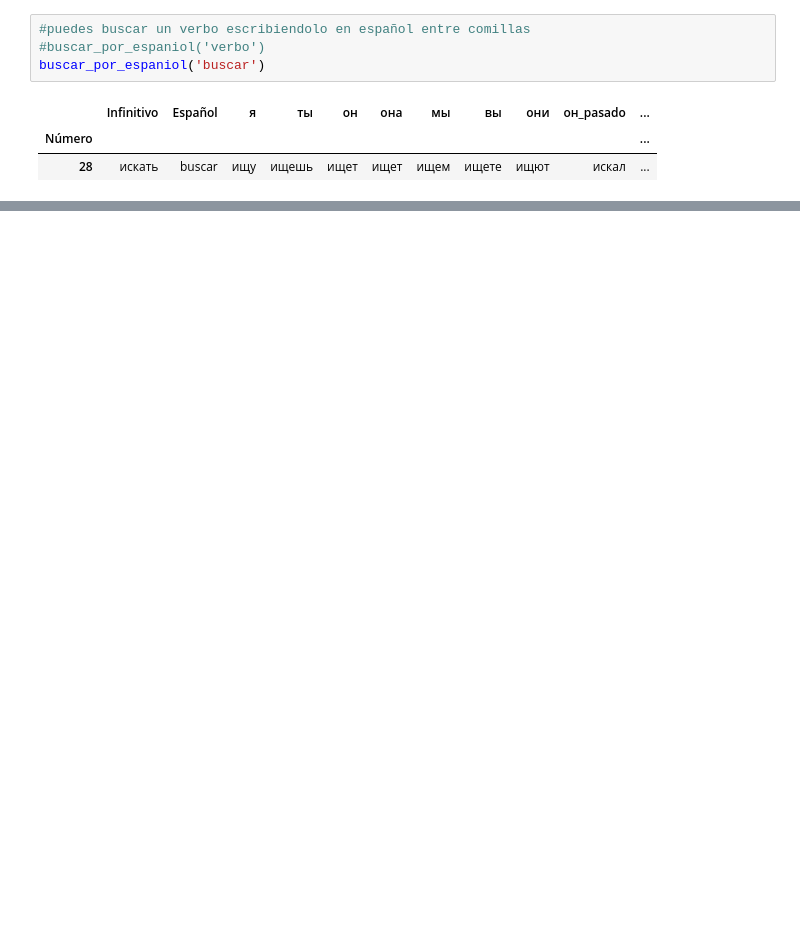
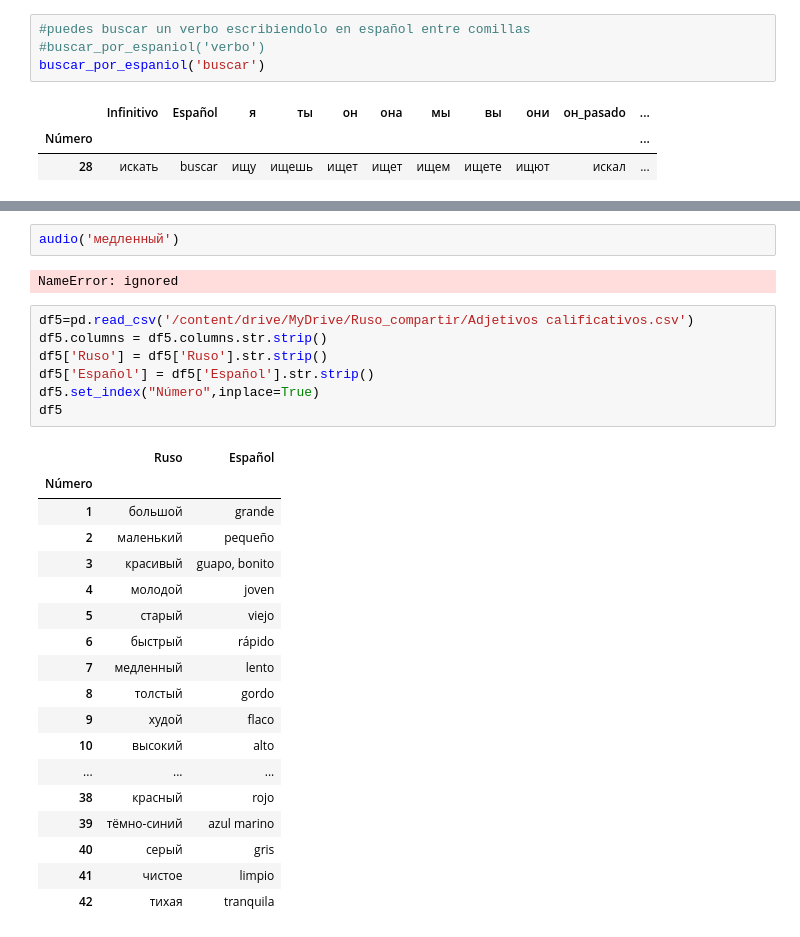
Before and after one commit to Sandiihers/Mis_collabs, a Jupyter notebook: Ruso_compartir.ipynb, the cells around one changed output, grey strips where cells are left out. Saved outputs shown, nothing was run; the diff lists cells and outputs as text; blank space fills up the shorter version.

```diff
--- a/Ruso_compartir.ipynb
+++ b/Ruso_compartir.ipynb
@@ -166,0 +375,30 @@ buscar_por_ruso('целоваться')
+# %%
+audio('медленный')
+# %% [output]
+NameError: ignored
+# %%
+df5=pd.read_csv('/content/drive/MyDrive/Ruso_compartir/Adjetivos calificativos.csv')
+df5.columns = df5.columns.str.strip()
+df5['Ruso'] = df5['Ruso'].str.strip()
+df5['Español'] = df5['Español'].str.strip()
+df5.set_index("Número",inplace=True)
+df5
+# %% [output]
+|  | Ruso | Español |
+| Número |  |  |
+| 1 | большой | grande |
+| 2 | маленький | pequeño |
+| 3 | красивый | guapo, bonito |
+| 4 | молодой | joven |
+| 5 | старый | viejo |
+| 6 | быстрый | rápido |
+| 7 | медленный | lento |
+| 8 | толстый | gordo |
+| 9 | худой | flaco |
+| 10 | высокий | alto |
+| ... | ... | ... |
+| 38 | красный | rojo |
+| 39 | тёмно-синий | azul marino |
+| 40 | серый | gris |
+| 41 | чистое | limpio |
+| 42 | тихая | tranquila |
```
Also changed, not shown: parts of 13 cells of this notebook.
